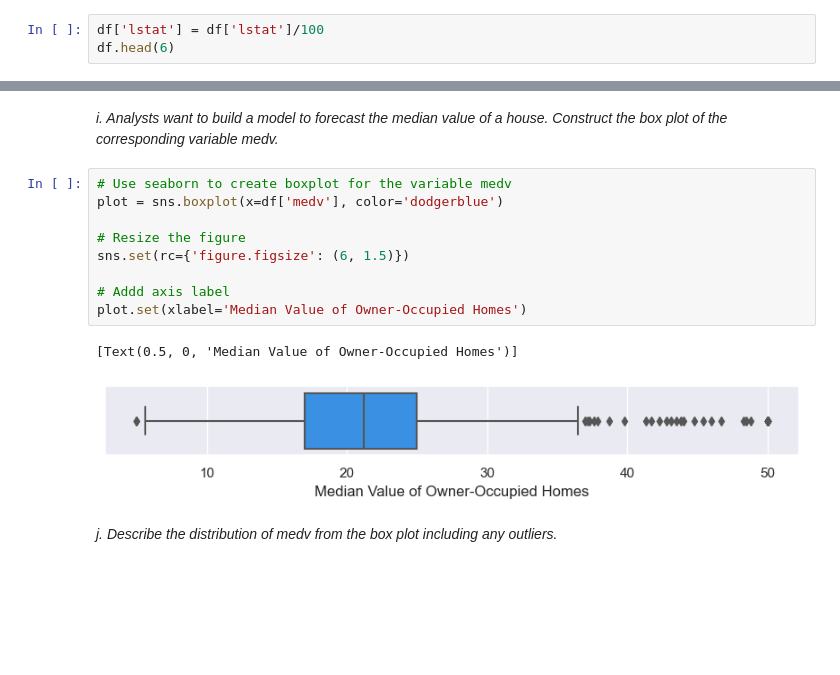
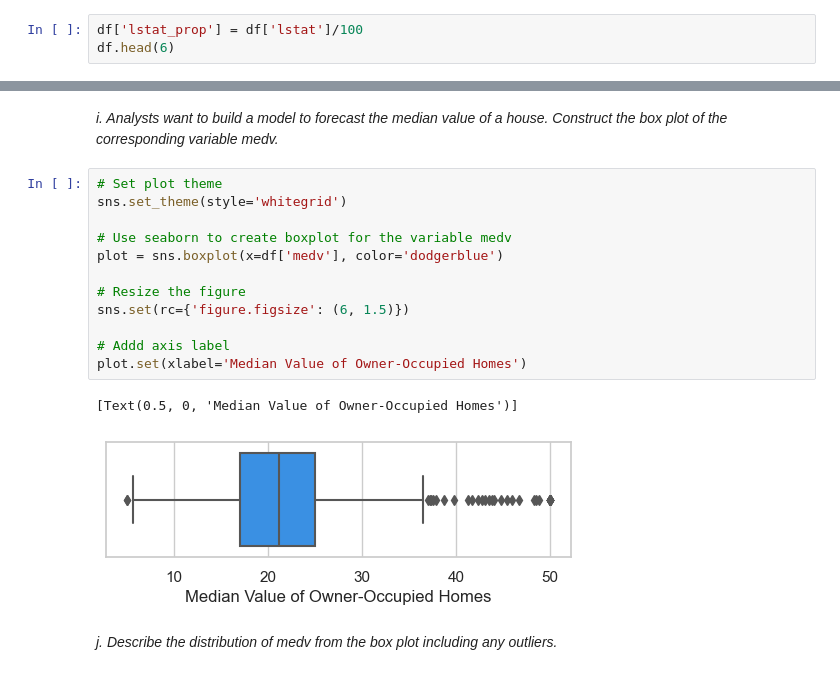
Before and after one commit to Chaser260/GSCM-575-ML, a Jupyter notebook: code/HW02WP_ML.ipynb, the cells around one changed output, grey strips where cells are left out. Saved outputs shown, nothing was run; the diff lists cells and outputs as text; blank space fills up the shorter version.

```diff
--- a/code/HW02WP_ML.ipynb
+++ b/code/HW02WP_ML.ipynb
@@ -95,7 +102,7 @@ df.head()
 # %% [markdown]
 Divide lstat % by 100 to transform into a proportion
 # %%
-df['lstat'] = df['lstat']/100
+df['lstat_prop'] = df['lstat']/100
 df.head(6)
 # %% [output]
 |  | crim | zn | indus | chas | nox | rm | age | dis | rad | tax | ptratio | ... |
@@ -185,17 +192,20 @@ Number of homes with medv < $8000:  11
 # %% [markdown]
 *i.	Analysts want to build a model to forecast the median value of a house. Construct the box plot of the corresponding variable medv.*
 # %%
+# Set plot theme
+sns.set_theme(style='whitegrid')
+
 # Use seaborn to create boxplot for the variable medv
 plot = sns.boxplot(x=df['medv'], color='dodgerblue')
 
 # Resize the figure
 sns.set(rc={'figure.figsize': (6, 1.5)})
 
 # Addd axis label
 plot.set(xlabel='Median Value of Owner-Occupied Homes')
 # %% [output]
 [Text(0.5, 0, 'Median Value of Owner-Occupied Homes')]
-[figure, old version]
+[figure, new version]
 # %% [markdown]
 *j.	Describe the distribution of medv from the box plot including any outliers.*
 # %% [markdown]
```
Also changed, not shown: parts of 7 cells of this notebook, 1 other file.
